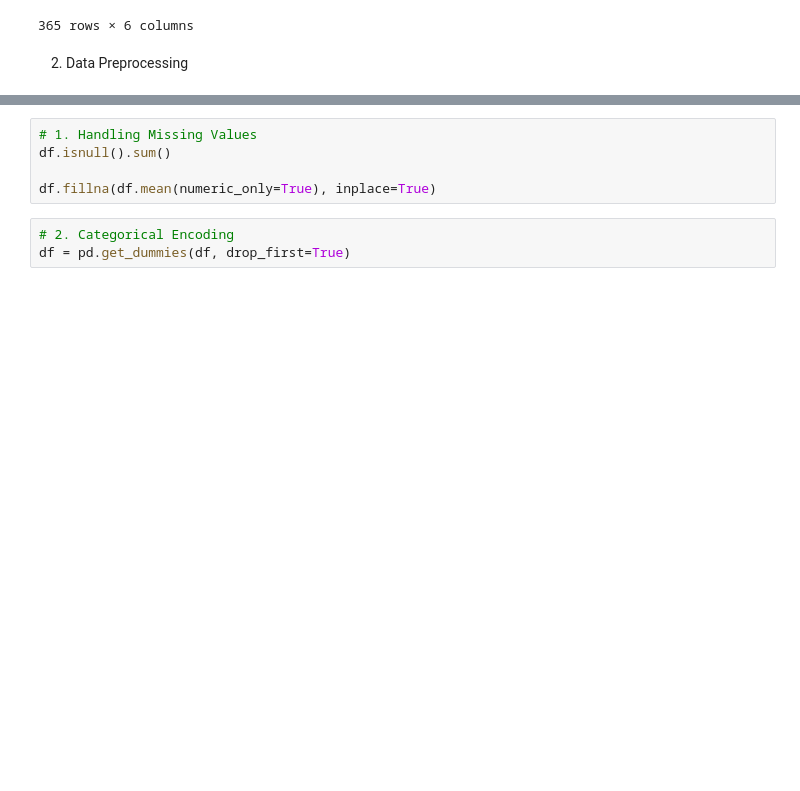
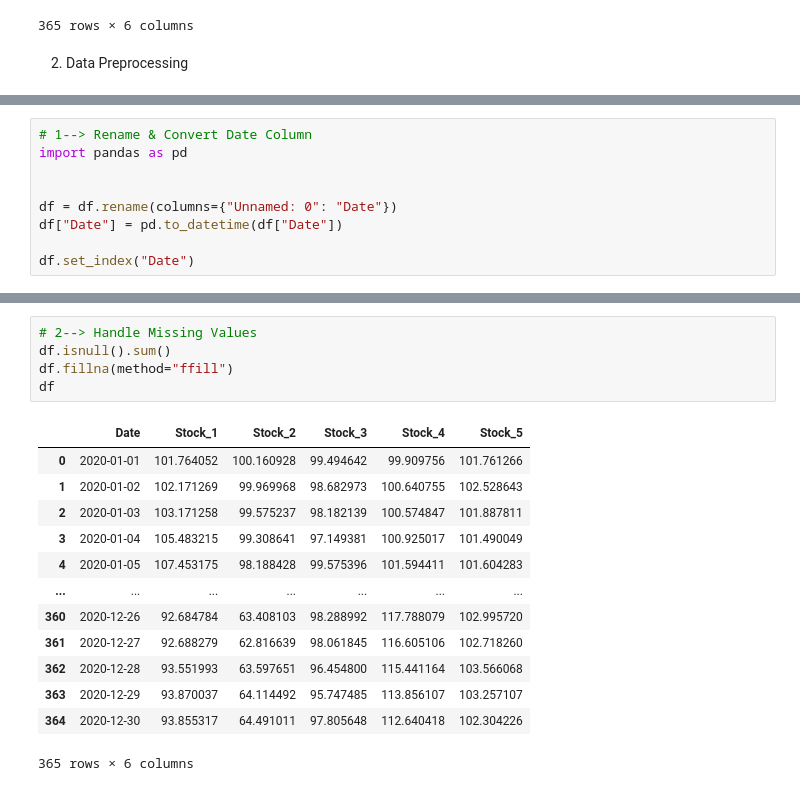
Before and after one commit to rabeyanoor/Stock-Price-Prediction-ML, a Jupyter notebook: Stock_Price.ipynb, the cells around one changed output, grey strips where cells are left out. Drawn from its saved outputs; the diff is of its cells as text; blank space fills up the shorter version.

```diff
--- a/Stock_Price.ipynb
+++ b/Stock_Price.ipynb
@@ -27,0 +24,9 @@ from sklearn.preprocessing import StandardScaler
+# %%
+# 1--> Rename & Convert Date Column
+import pandas as pd
+
+
+df = df.rename(columns={"Unnamed: 0": "Date"})
+df["Date"] = pd.to_datetime(df["Date"])
+
+df.set_index("Date")
@@ -28,8 +48,19 @@ from sklearn.preprocessing import StandardScaler
 # %%
-# 1. Handling Missing Values
+# 2--> Handle Missing Values
 df.isnull().sum()
-
-df.fillna(df.mean(numeric_only=True), inplace=True)
+df.fillna(method="ffill")
+df
+# %% [output]
+|  | Date | Stock_1 | Stock_2 | Stock_3 | Stock_4 | Stock_5 |
+| 0 | 2020-01-01 | 101.764052 | 100.160928 | 99.494642 | 99.909756 | 101.761266 |
+| 1 | 2020-01-02 | 102.171269 | 99.969968 | 98.682973 | 100.640755 | 102.528643 |
+| 2 | 2020-01-03 | 103.171258 | 99.575237 | 98.182139 | 100.574847 | 101.887811 |
+| 3 | 2020-01-04 | 105.483215 | 99.308641 | 97.149381 | 100.925017 | 101.490049 |
+| 4 | 2020-01-05 | 107.453175 | 98.188428 | 99.575396 | 101.594411 | 101.604283 |
+| ... | ... | ... | ... | ... | ... | ... |
+| 360 | 2020-12-26 | 92.684784 | 63.408103 | 98.288992 | 117.788079 | 102.995720 |
+| 361 | 2020-12-27 | 92.688279 | 62.816639 | 98.061845 | 116.605106 | 102.718260 |
+| 362 | 2020-12-28 | 93.551993 | 63.597651 | 96.454800 | 115.441164 | 103.566068 |
+| 363 | 2020-12-29 | 93.870037 | 64.114492 | 95.747485 | 113.856107 | 103.257107 |
+| 364 | 2020-12-30 | 93.855317 | 64.491011 | 97.805648 | 112.640418 | 102.304226 |
+365 rows × 6 columns
-# %%
-# 2. Categorical Encoding
-df = pd.get_dummies(df, drop_first=True)
```
Also changed, not shown: parts of 33 cells of this notebook, 1 other file.
